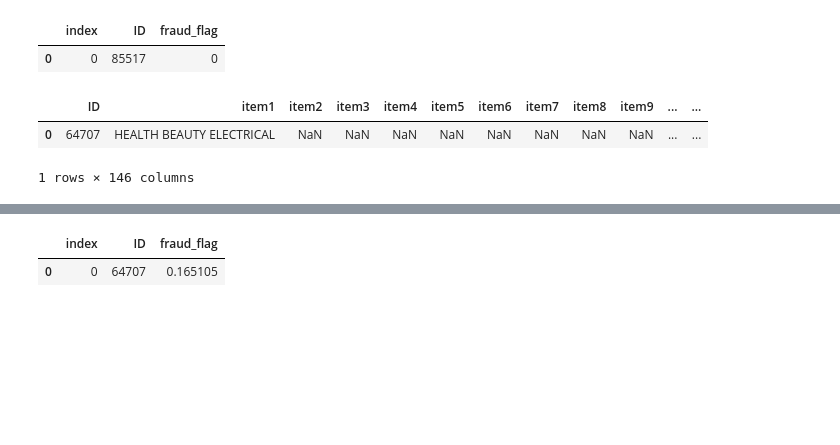
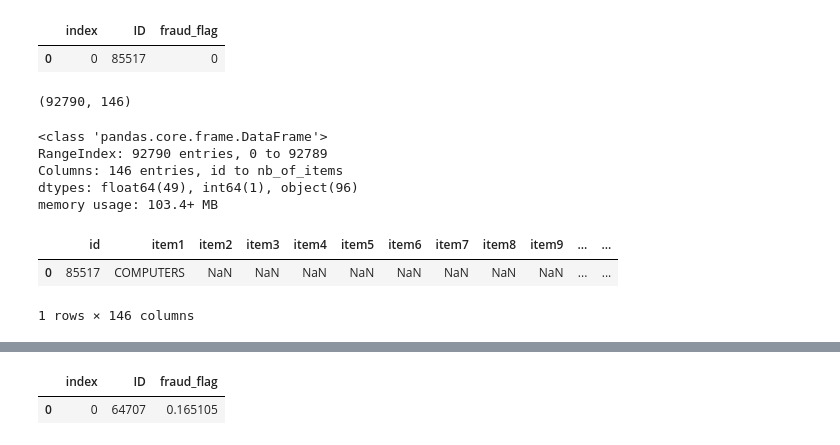
Before and after one commit to sumitgiri87/challenge-data-fraud, a Jupyter notebook: notebooks/train_model.ipynb, the cells around one changed output, grey strips where cells are left out. Saved outputs shown, nothing was run; the diff lists cells and outputs as text; code cells hidden in the pictures; blank space fills up the shorter version.

```diff
--- a/notebooks/train_model.ipynb
+++ b/notebooks/train_model.ipynb
@@ -64,9 +97,21 @@ Y_train.head(1)
 # %% [output]
 |  | index | ID | fraud_flag |
 | 0 | 0 | 85517 | 0 |
+# %%
+X_train.shape
+# %% [output]
+(92790, 146)
+# %%
+X_train.info()
+# %% [output]
+<class 'pandas.core.frame.DataFrame'>
+RangeIndex: 92790 entries, 0 to 92789
+Columns: 146 entries, id to nb_of_items
+dtypes: float64(49), int64(1), object(96)
+memory usage: 103.4+ MB
 # %%
-X_test.head(1)
+X_train.head(1)
 # %% [output]
-|  | ID | item1 | item2 | item3 | item4 | item5 | item6 | item7 | item8 | item9 | ... | ... |
-| 0 | 64707 | HEALTH BEAUTY ELECTRICAL | NaN | NaN | NaN | NaN | NaN | NaN | NaN | NaN | ... | ... |
+|  | id | item1 | item2 | item3 | item4 | item5 | item6 | item7 | item8 | item9 | ... | ... |
+| 0 | 85517 | COMPUTERS | NaN | NaN | NaN | NaN | NaN | NaN | NaN | NaN | ... | ... |
 1 rows × 146 columns
```
Also changed, not shown: parts of 11 cells of this notebook, 2 other files.
